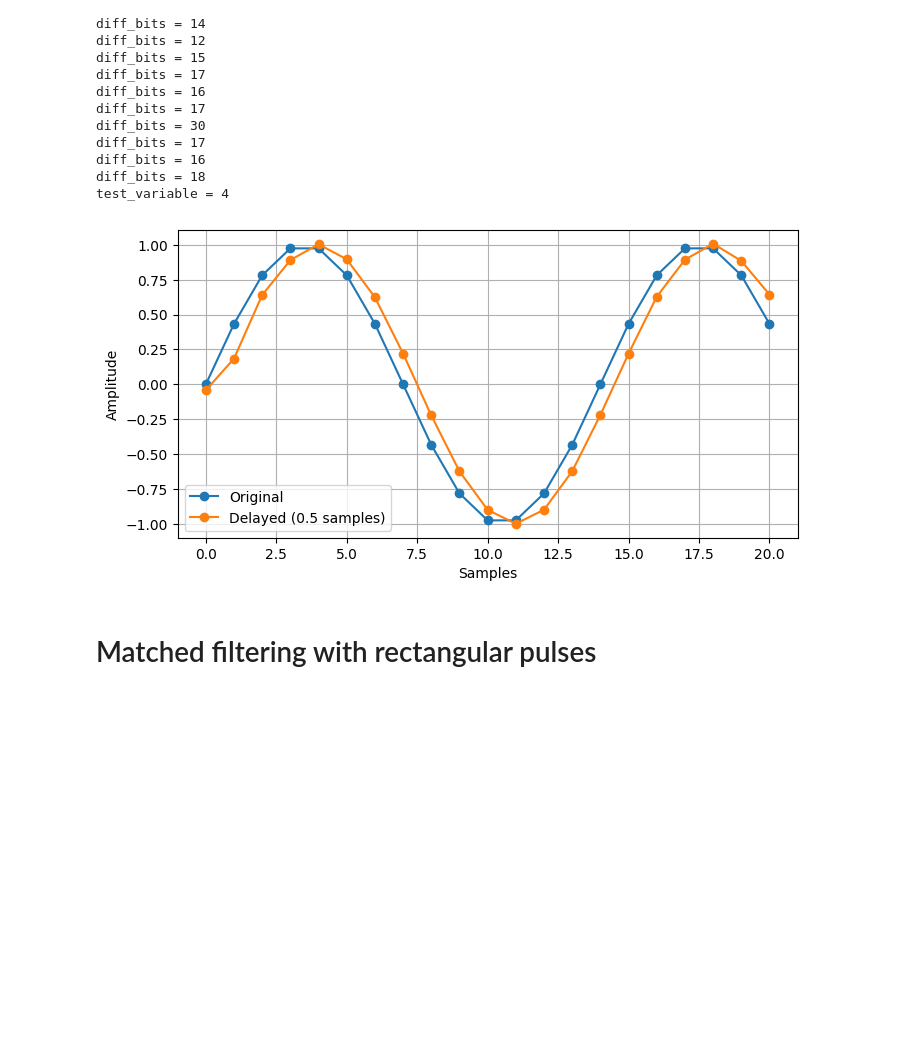
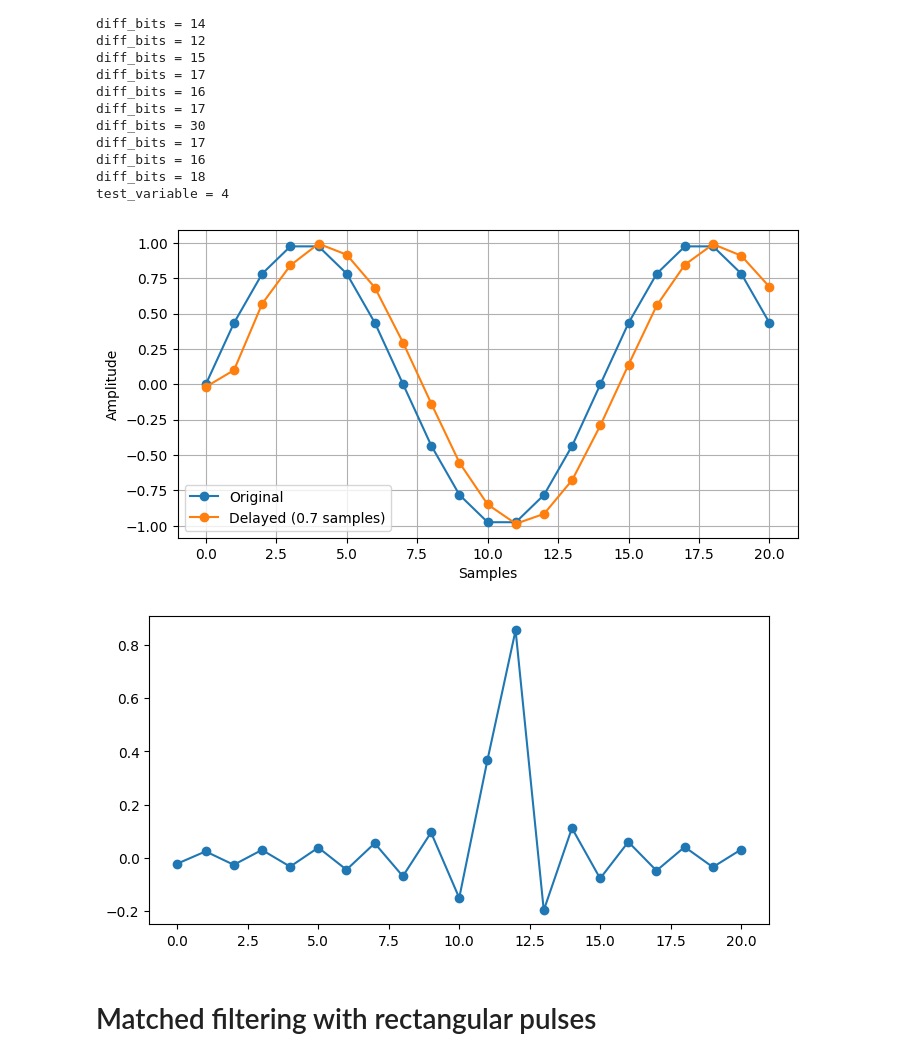
Before and after one commit to SDMote/SDR_projects, a Jupyter notebook: python_phy/test_802154.ipynb, the cells around one changed output. Drawn from its saved outputs; the diff is of its cells as text; code cells hidden in the pictures; blank space fills up the shorter version.

```diff
--- a/python_phy/test_802154.ipynb
+++ b/python_phy/test_802154.ipynb
@@ -164,43 +164,49 @@ def fractional_delay_fir_filter(data: np.ndarray, delay: float, num_taps: int =
 
     # Build the FIR filter taps for the fractional delay
     n = np.arange(-num_taps // 2, num_taps // 2)  # ...-3,-2,-1,0,1,2,3...
-    h = np.sinc(n - fractional_delay)  # Shifted sinc function
-    h *= np.hamming(len(n))  # Hamming window (avoid spectral leakage)
-    h /= np.sum(h)  # Normalise filter taps, unity gain
-    frac_delayed = scipy.signal.convolve(data, h, mode="full")  # Apply filter
+    fir_kernel = np.sinc(n - fractional_delay)  # Shifted sinc function
+    # fir_kernel *= np.hamming(len(n))  # Hamming window (avoid spectral leakage)
+    fir_kernel /= np.sum(fir_kernel)  # Normalise filter taps, unity gain
+    frac_delayed = scipy.signal.convolve(data, fir_kernel, mode="full")  # Apply filter
 
     # Compensate for the intrinsic delay caused by convolution
     frac_delayed = np.roll(frac_delayed, -num_taps // 2)
     frac_delayed = frac_delayed[: len(data)]
 
     # Integer delay and pad with zeros
     delayed_output = np.zeros_like(frac_delayed)
     if integer_delay < len(frac_delayed):
         delayed_output[integer_delay:] = frac_delayed[: len(frac_delayed) - integer_delay]
 
-    return delayed_output
+    return delayed_output, fir_kernel
 
 
 # Generate a test signal
 fs = 21  # Sampling rate (arbitrary units)
 time = np.arange(0, 1, 1 / fs)
 samples = np.sin(2 * np.pi * 1.5 * time)
-delay = 0.5
+delay = 0.7
 num_taps = 21
 
-delayed_signal = fractional_delay_fir_filter(samples, delay, num_taps)
+delayed_signal, fir_kernel = fractional_delay_fir_filter(samples, delay, num_taps)
 
 # Plot original and delayed signals
 plt.figure(figsize=(8, 4))
 plt.plot(samples, "o-", label="Original")
 plt.plot(delayed_signal, "o-", label=f"Delayed ({delay} samples)")
 plt.xlabel("Samples")
 plt.ylabel("Amplitude")
 plt.legend()
 plt.grid(True)
 plt.show()
+
+# Plot kernel
+plt.figure(figsize=(8, 4))
+plt.plot(fir_kernel, "o-", label="Original")
+plt.show()
 # %% [output]
-[figure, old version]
+[figure, new version]
+[figure, added]
 # %% [markdown]
 # Matched filtering with rectangular pulses
 # %%
```
Also changed, not shown: parts of 2 cells of this notebook, 1 other file.
